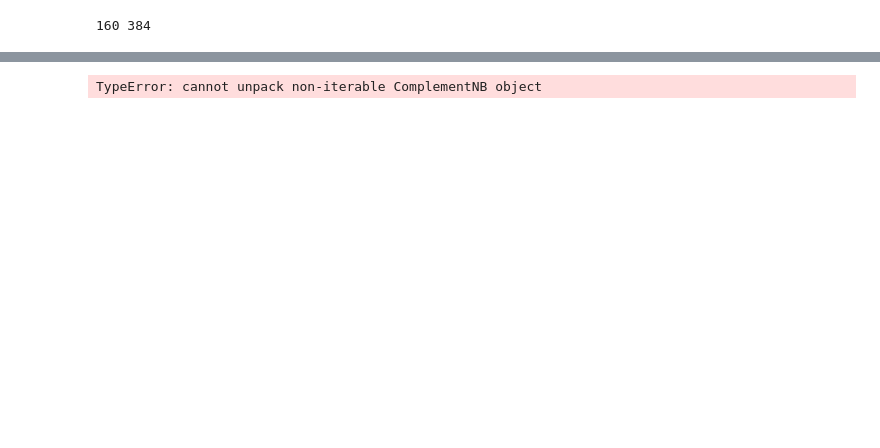
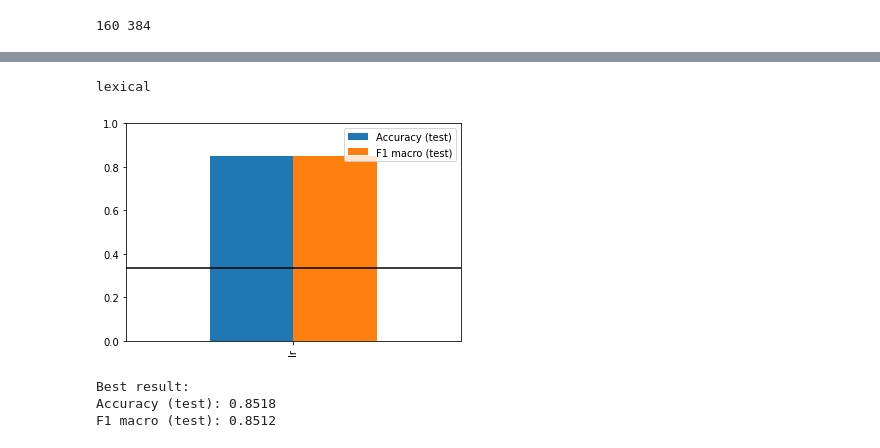
Before and after one commit to lpmaltina/english-proficiency, a Jupyter notebook: Classification.ipynb, the cells around one changed output, grey strips where cells are left out. Saved outputs shown, nothing was run; the diff lists cells and outputs as text; code cells hidden in the pictures; blank space fills up the shorter version.

```diff
--- a/Classification.ipynb
+++ b/Classification.ipynb
@@ -291,0 +365,4 @@ lgbm_params = dict(vectorizer__word__min_df=[3, 5, 7], lgbm__min_split_gain=[0,
+# %%
+features = {"lexical": lexical_features,
+            "grammatical": grammatical_features,
+            "all": all_features}
@@ -291,0 +380,5 @@ lgbm_params = dict(vectorizer__word__min_df=[3, 5, 7], lgbm__min_split_gain=[0,
+# %%
+X_train, X_test, y_train, y_test = train_test_split(X, Y,
+                                                    train_size=0.8,
+                                                    random_state=42,
+                                                   stratify=Y)
@@ -292,2 +434,8 @@ lgbm_params = dict(vectorizer__word__min_df=[3, 5, 7], lgbm__min_split_gain=[0,
+# %%
+baseline = y_test.value_counts(normalize=True).max()
+
+# for feature_set in ("lexical features", "morphological and syntactic features", "all features"):
+mini_df = pd.DataFrame(results["lexical"])
+mini_df.head()
 # %%
-results = {"lexical": {}}
+results
@@ -390,30 +447,30 @@ def quality(y_actual, y_pred):
-# %%
-for clf_name, clf_params in clfs.items():
-    clf, params = clf_params
-    if clf_name in tree_based:
-        pipeline = Pipeline(steps=[("vectorizer", column_trans), (clf_name, clf)])
-    else:
-        pipeline = Pipeline(steps=[("vectorizer", column_trans), ("scaler", scaler), (clf_name, clf)])
-    grid_search = GridSearchCV(pipeline, param_grid=params,
-                           scoring={"F1": "f1_macro", "Accuracy": "accuracy"},
-                           refit="F1", return_train_score=True, cv=skf, verbose=10)
-    grid_search.fit(X_train, y_train)
-    best_f1_val = round(grid_search.best_score_, 4)
-    best_params = grid_search.best_params_
-    print(f"Best f1 on validation: {best_f1_val}")
-    print("Best parameters:", best_params, "\n")
-    estimator = grid_search.best_estimator_
-
-    y_pred_test = estimator.predict(X_test)
-    acc, f1 = quality(y_test, y_pred_test)
-    results["lexical"][clf_name] = {"F1 macro (validation)": best_f1_val,
-                                    "Best params": best_params,
-                                    "Accuracy (test)": round(acc, 4),
-                                    "F1 macro (test)": round(f1, 4)}
-
-    if clf_name in tree_based:
-        feature_names = visualize_feature_importances(estimator, 10, clf_name)
-    elif clf_name in with_coefs:
-        visualize_coefs(estimator, 10, clf_name)
-# %% [output]
-TypeError: cannot unpack non-iterable ComplementNB object
+# %%
+baseline = y_test.value_counts(normalize=True).max()
+
+# for feature_set in ("lexical features", "morphological and syntactic features", "all features"):
+for feature_set in ("lexical",):
+    mini_df = pd.DataFrame(results[feature_set])
+    mini_df.to_csv(f"{feature_set}-results.csv")
+    print(f"\n{feature_set}")
+    mini_df[['Accuracy (test)', 'F1 macro (test)']].plot.bar()
+    plt.axhline(y=baseline, color="k")
+    plt.ylim(0, 1)
+    plt.savefig(f"{feature_set}-results.png", bbox_inches='tight')
+    plt.show()
+
+    print("Best result:")
+
+    max_value = 0
+    best_clf = ""
+    for clf, value in results[feature_set]["F1 macro (test)"].items():
+        if value > max_value:
+            best_clf = clf
+
+    for metric in ("Accuracy (test)", "F1 macro (test)"):
+        print(f"{metric}: {results[feature_set][metric][clf]}")
+# %% [output]
+lexical
+[figure, added]
+Best result:
+Accuracy (test): 0.8518
+F1 macro (test): 0.8512
```
Also changed, not shown: parts of 49 cells of this notebook.
